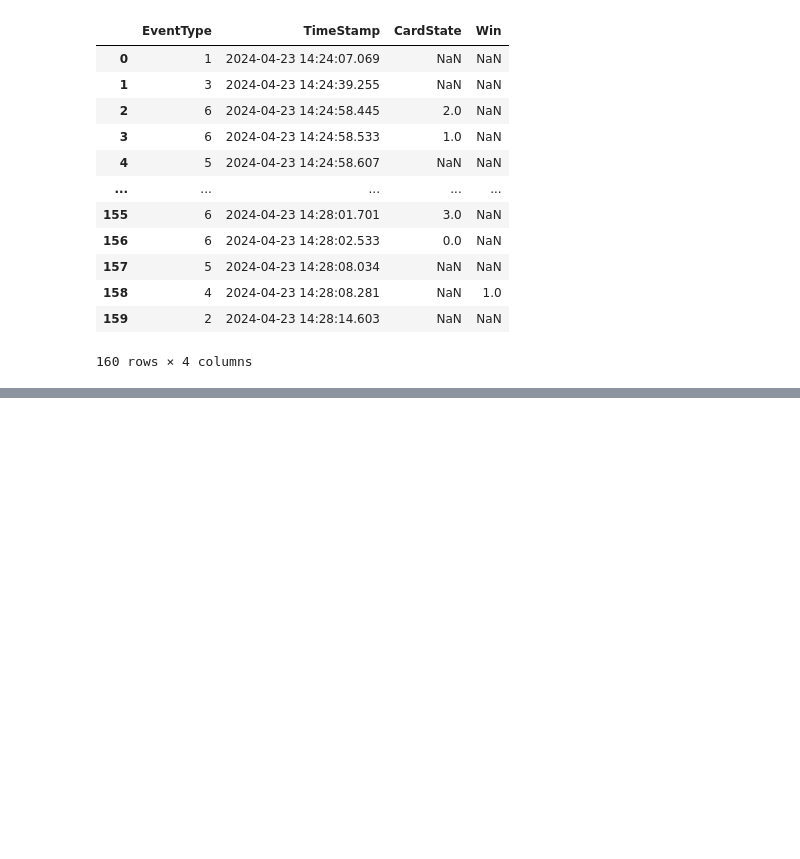
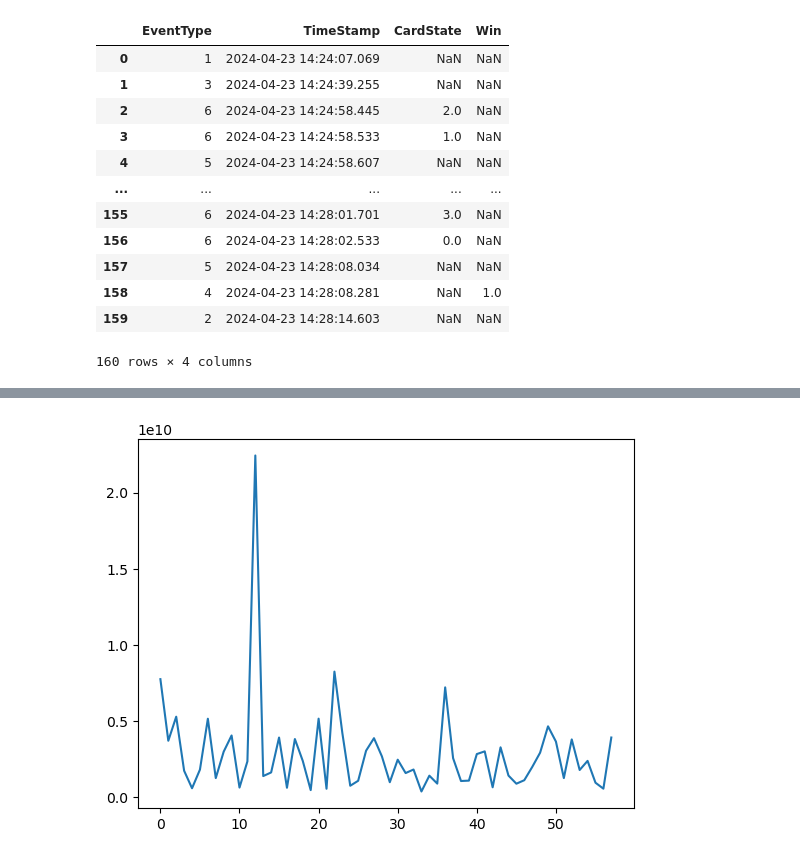
Before and after one commit to damart24/USABILIDAD, a Jupyter notebook: CalculoMétricas/Calcular_metricas.ipynb, the cells around one changed output, grey strips where cells are left out. Drawn from its saved outputs; the diff is of its cells as text; code cells hidden in the pictures; blank space fills up the shorter version.

```diff
--- a/CalculoMétricas/Calcular_metricas.ipynb
+++ b/CalculoMétricas/Calcular_metricas.ipynb
@@ -52,7 +57,11 @@ cardsOnSide['TimeDiff'] = cardsOnSide['TimeStamp'].diff()
 indices = cardsOnSide[(cardsOnSide['CardState'] == 1) | (cardsOnSide['CardState'] == 0)].index
 cardsOnSide = cardsOnSide.iloc[(indices + 1)[:-1]]
 
-media = cardsOnSide['TimeDiff'].mean()
+timeDiffs = cardsOnSide['TimeDiff']
+timeDiffsArray = timeDiffs.to_numpy()[1:]
+media = timeDiffsArray.mean()
+
+plt.plot(timeDiffsArray)
 
 print('MEDIA DE TIEMPO QUE SE MANTIENE UNA CARTA A UN LADO: \t', media)
 # %% [output]
@@ -60,3 +69,4 @@ MEDIA DE TIEMPO QUE SE MANTIENE UNA CARTA A UN LADO:     0 days 00:00:02.8172542
+[figure, added]
 # %%
 #METRICAS: MEDIA DE VECES QUE SE ALTERNA A DERECHA E IZQUIERDA UNA CARTA
 #Y PORCENTAJE DE RONDAS EN LAS QUE SE ALTERNA DE DERECHA A IZQUIERDA
```
Also changed, not shown: parts of 3 cells of this notebook, 2 other files.
